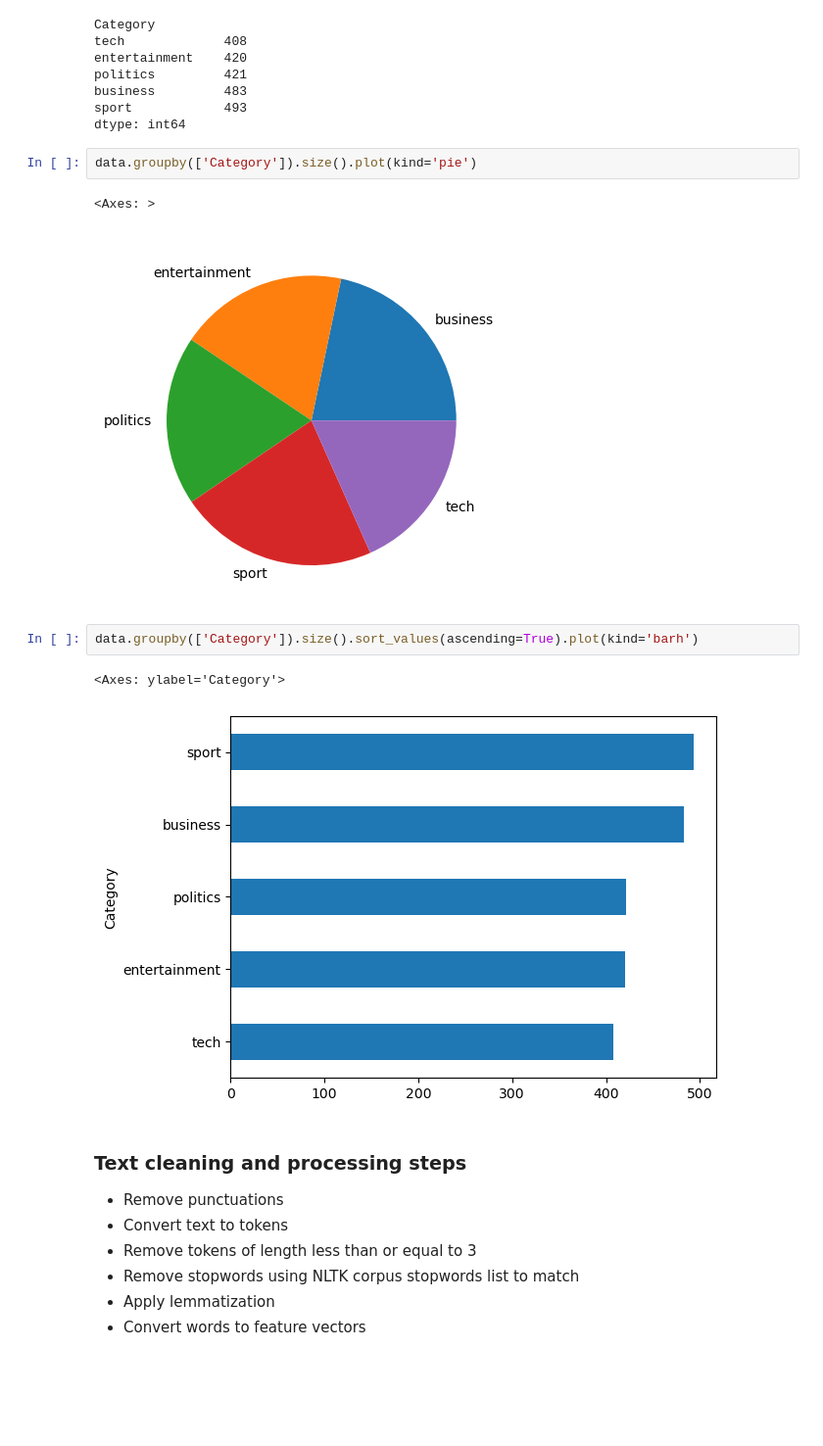
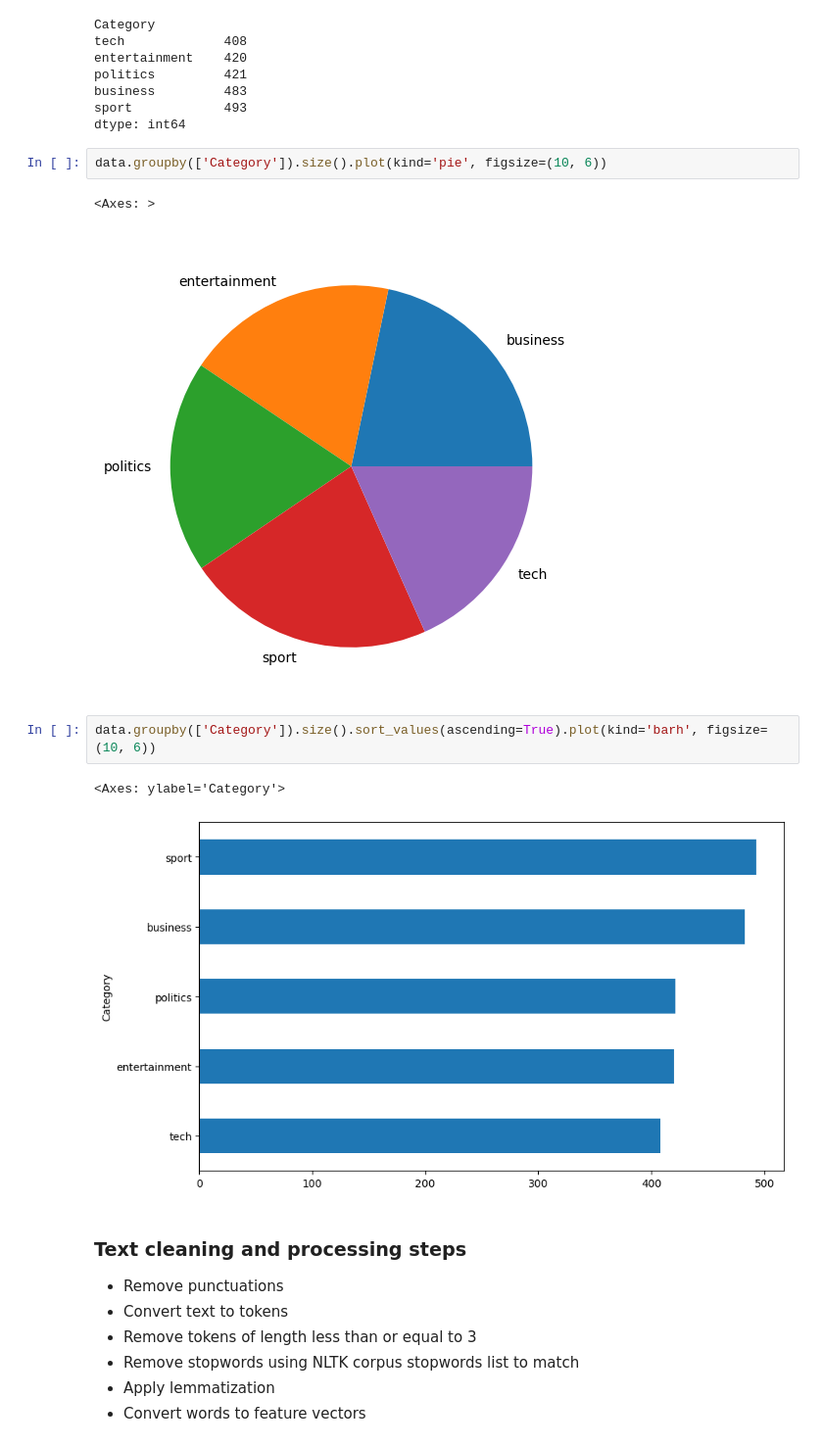
Before and after one commit to GNajeral/IR_1, a Jupyter notebook: assignment.ipynb, the cells around one changed output. Shown: that part at 98% size. Drawn from its saved outputs; the diff is of its cells as text; blank space fills up the shorter version.

```diff
--- a/assignment.ipynb
+++ b/assignment.ipynb
@@ -65,15 +65,15 @@ business         483
 sport            493
 dtype: int64
 # %%
-data.groupby(['Category']).size().plot(kind='pie')
+data.groupby(['Category']).size().plot(kind='pie', figsize=(10, 6))
 # %% [output]
 <Axes: >
-[figure, old version]
+[figure, new version]
 # %%
-data.groupby(['Category']).size().sort_values(ascending=True).plot(kind='barh')
+data.groupby(['Category']).size().sort_values(ascending=True).plot(kind='barh', figsize=(10, 6))
 # %% [output]
 <Axes: ylabel='Category'>
-[figure, old version]
+[figure, new version]
 # %% [markdown]
 ### Text cleaning and processing steps
 * Remove punctuations
```
Also changed, not shown: parts of 12 cells of this notebook.
